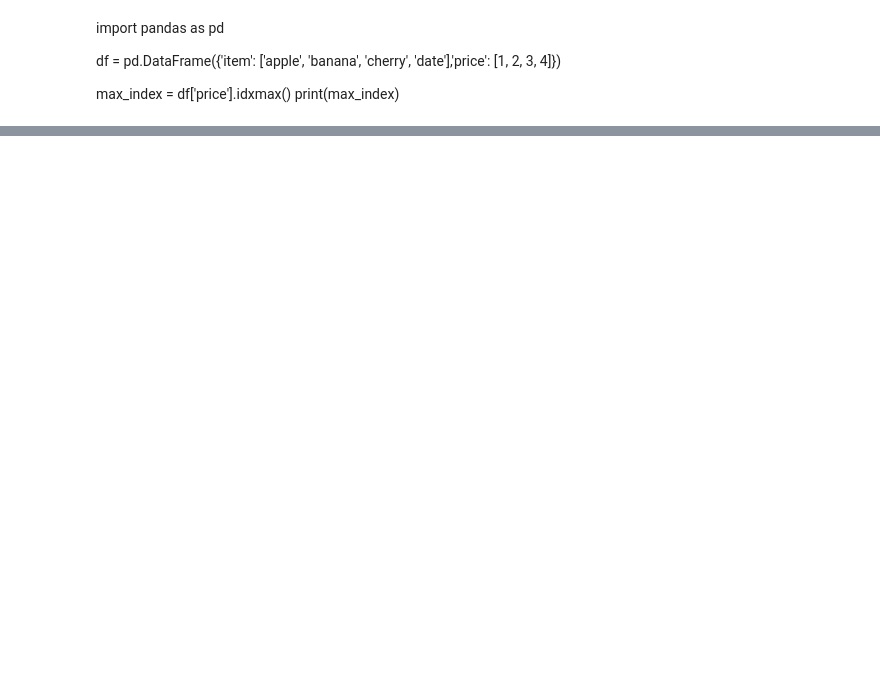
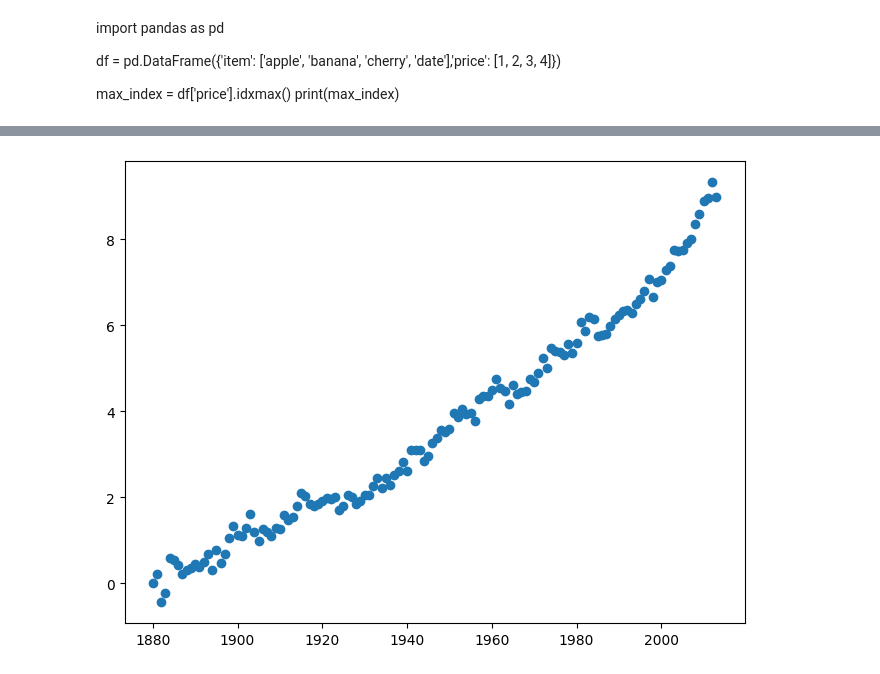
Before and after one commit to Braxion06/FreeCodeCamp---Data-Analysis-Projects, a Jupyter notebook: ad_hoc_testing.ipynb, the cells around one changed output, grey strips where cells are left out. Cells and saved outputs as stored; diff of their text form; code cells hidden in the pictures; blank space fills up the shorter version.

Commit message:
started Sea level predictor

```diff
--- a/ad_hoc_testing.ipynb
+++ b/ad_hoc_testing.ipynb
@@ -261,0 +266,2 @@ print(max_index)
+# %%
+df = pd.read_csv('Sea-Level-Predictor/epa-sea-level.csv')
@@ -261,0 +284,7 @@ print(max_index)
+# %%
+# Create scatter plot
+fig, axes = plt.subplots(figsize=(8,6))
+axes.scatter(df['Year'], df['CSIRO Adjusted Sea Level'])
+plt.show()
+# %% [output]
+[figure, added]
```
Also changed, not shown: parts of 10 cells of this notebook, 5 other files.
